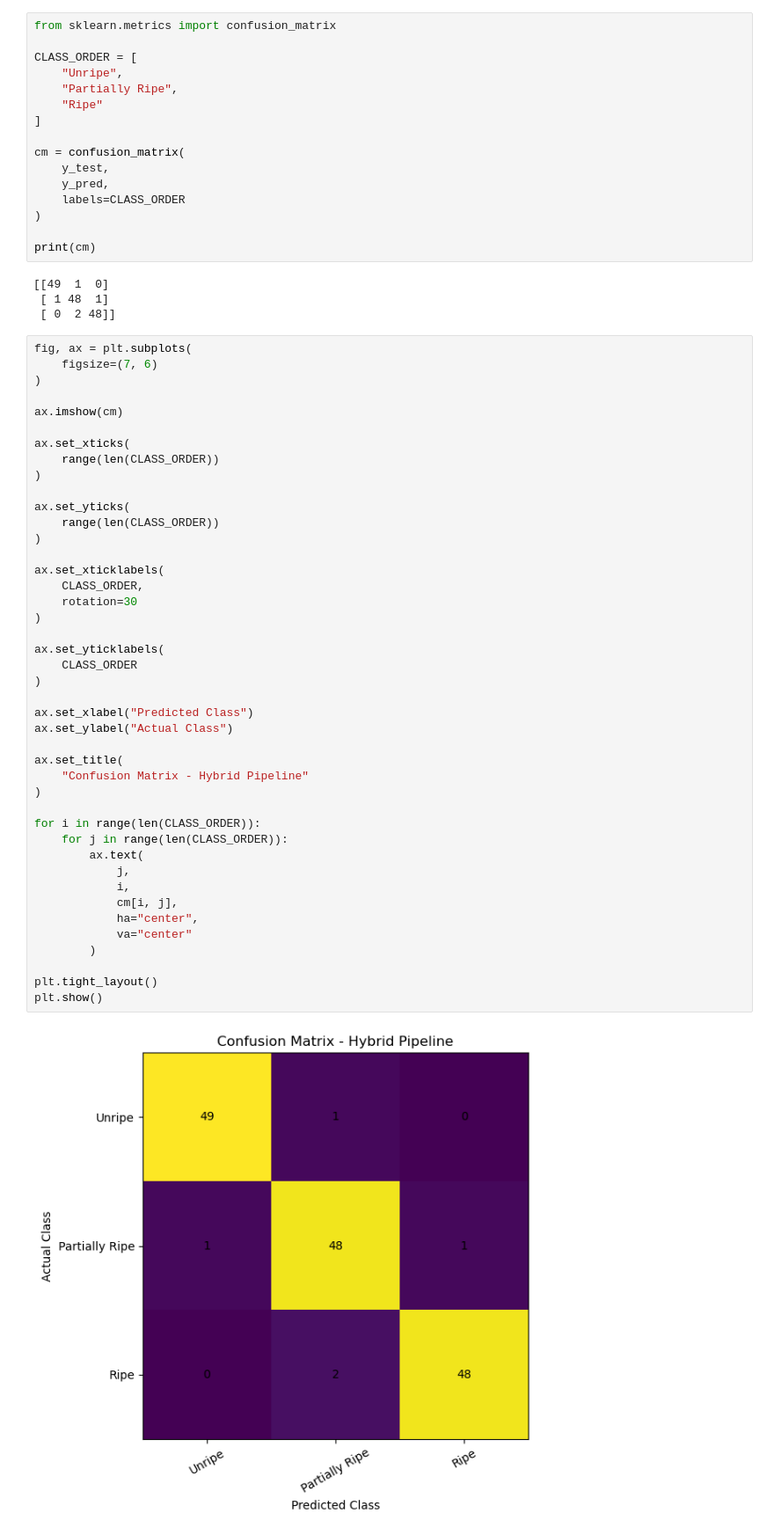
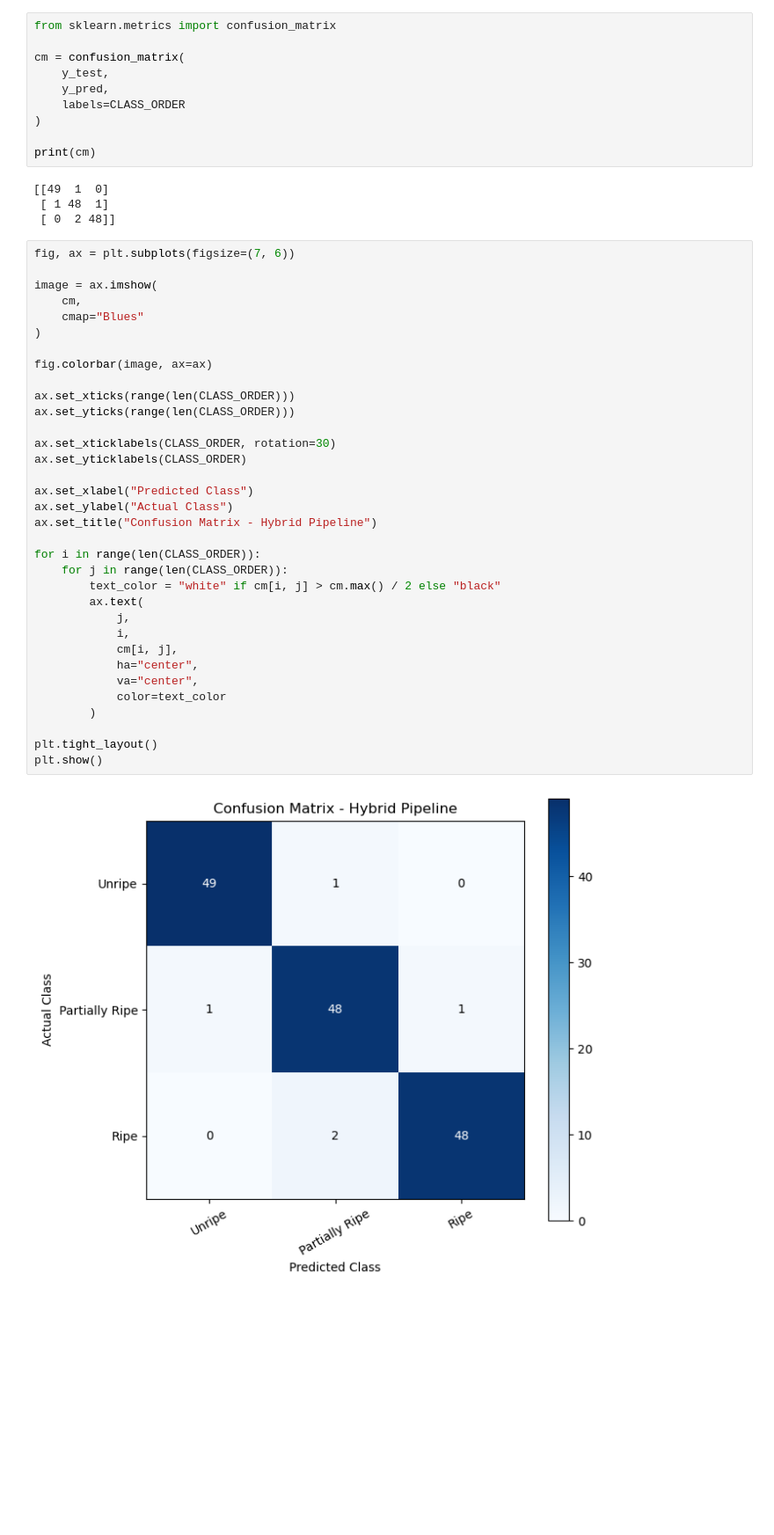
Before and after one commit to Anduuu05/mango-ripeness-assessment, a Jupyter notebook: Image Processing assignment/Andrew_Hybrid_Pipeline.ipynb, the cells around one changed output. Shown at 88% size. Cells and saved outputs as stored; diff of their text form; blank space fills up the shorter version.

Commit message:
Update Hybrid Pipeline charts

```diff
--- a/Image Processing assignment/Andrew_Hybrid_Pipeline.ipynb
+++ b/Image Processing assignment/Andrew_Hybrid_Pipeline.ipynb
@@ -855,12 +777,6 @@ Partially Ripe     0.9412    0.9600    0.9505        50
   weighted avg     0.9669    0.9667    0.9667       150
 # %%
 from sklearn.metrics import confusion_matrix
-
-CLASS_ORDER = [
-    "Unripe",
-    "Partially Ripe",
-    "Ripe"
-]
 
 cm = confusion_matrix(
     y_test,
@@ -874,47 +790,38 @@ print(cm)
  [ 1 48  1]
  [ 0  2 48]]
 # %%
-fig, ax = plt.subplots(
-    figsize=(7, 6)
+fig, ax = plt.subplots(figsize=(7, 6))
+
+image = ax.imshow(
+    cm,
+    cmap="Blues"
 )
 
-ax.imshow(cm)
+fig.colorbar(image, ax=ax)
 
-ax.set_xticks(
-    range(len(CLASS_ORDER))
-)
+ax.set_xticks(range(len(CLASS_ORDER)))
+ax.set_yticks(range(len(CLASS_ORDER)))
 
-ax.set_yticks(
-    range(len(CLASS_ORDER))
-)
-
-ax.set_xticklabels(
-    CLASS_ORDER,
-    rotation=30
-)
-
-ax.set_yticklabels(
-    CLASS_ORDER
-)
+ax.set_xticklabels(CLASS_ORDER, rotation=30)
+ax.set_yticklabels(CLASS_ORDER)
 
 ax.set_xlabel("Predicted Class")
 ax.set_ylabel("Actual Class")
-
-ax.set_title(
-    "Confusion Matrix - Hybrid Pipeline"
-)
+ax.set_title("Confusion Matrix - Hybrid Pipeline")
 
 for i in range(len(CLASS_ORDER)):
     for j in range(len(CLASS_ORDER)):
+        text_color = "white" if cm[i, j] > cm.max() / 2 else "black"
         ax.text(
             j,
             i,
             cm[i, j],
             ha="center",
-            va="center"
+            va="center",
+            color=text_color
         )
 
 plt.tight_layout()
 plt.show()
 # %% [output]
-[figure, old version]
+[figure, new version]
```
Also changed, not shown: parts of 6 cells of this notebook.
